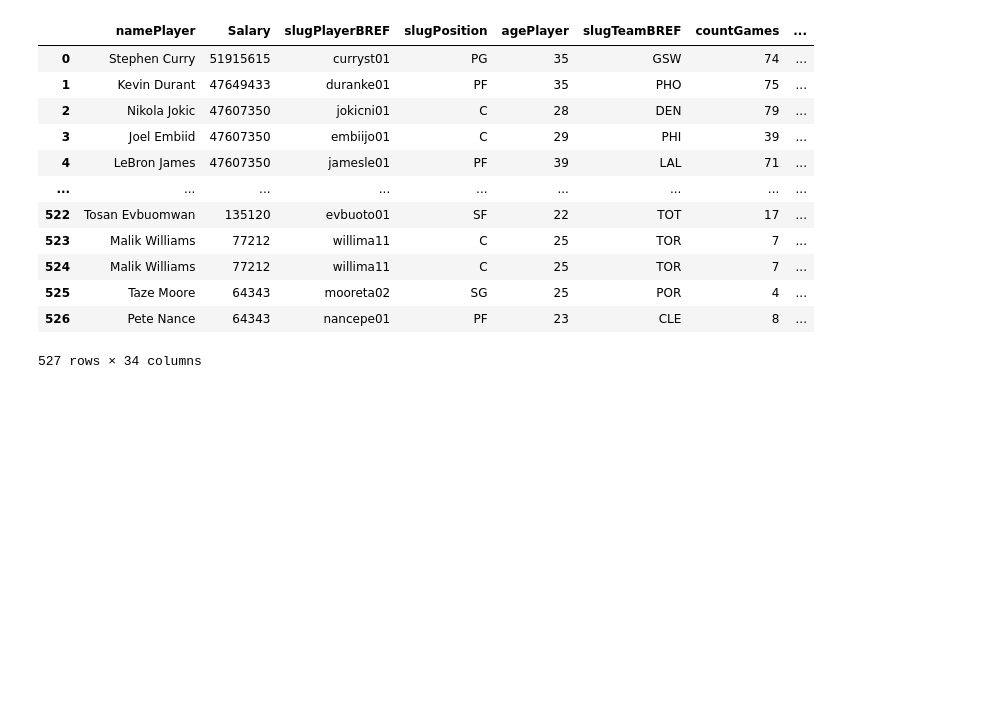
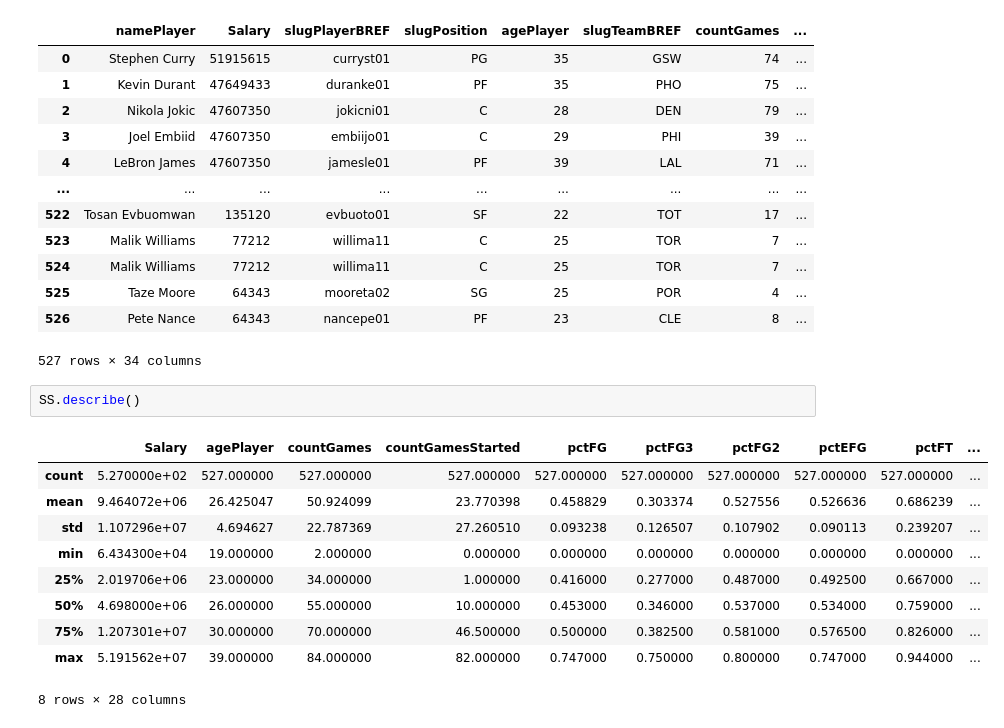
Before and after one commit to m-1806/nba, a Jupyter notebook: M.ipynb, the cells around one changed output. Saved outputs shown, nothing was run; the diff lists cells and outputs as text; blank space fills up the shorter version.

```diff
--- a/M.ipynb
+++ b/M.ipynb
@@ -207,3 +208,16 @@ SS
 | 525 | Taze Moore | 64343 | mooreta02 | SG | 25 | POR | 4 | ... |
 | 526 | Pete Nance | 64343 | nancepe01 | PF | 23 | CLE | 8 | ... |
 527 rows × 34 columns
+# %%
+SS.describe()
+# %% [output]
+|  | Salary | agePlayer | countGames | countGamesStarted | pctFG | pctFG3 | pctFG2 | pctEFG | pctFT | ... |
+| count | 5.270000e+02 | 527.000000 | 527.000000 | 527.000000 | 527.000000 | 527.000000 | 527.000000 | 527.000000 | 527.000000 | ... |
+| mean | 9.464072e+06 | 26.425047 | 50.924099 | 23.770398 | 0.458829 | 0.303374 | 0.527556 | 0.526636 | 0.686239 | ... |
+| std | 1.107296e+07 | 4.694627 | 22.787369 | 27.260510 | 0.093238 | 0.126507 | 0.107902 | 0.090113 | 0.239207 | ... |
+| min | 6.434300e+04 | 19.000000 | 2.000000 | 0.000000 | 0.000000 | 0.000000 | 0.000000 | 0.000000 | 0.000000 | ... |
+| 25% | 2.019706e+06 | 23.000000 | 34.000000 | 1.000000 | 0.416000 | 0.277000 | 0.487000 | 0.492500 | 0.667000 | ... |
+| 50% | 4.698000e+06 | 26.000000 | 55.000000 | 10.000000 | 0.453000 | 0.346000 | 0.537000 | 0.534000 | 0.759000 | ... |
+| 75% | 1.207301e+07 | 30.000000 | 70.000000 | 46.500000 | 0.500000 | 0.382500 | 0.581000 | 0.576500 | 0.826000 | ... |
+| max | 5.191562e+07 | 39.000000 | 84.000000 | 82.000000 | 0.747000 | 0.750000 | 0.800000 | 0.747000 | 0.944000 | ... |
+8 rows × 28 columns
```
Also changed, not shown: parts of 2 cells of this notebook.
